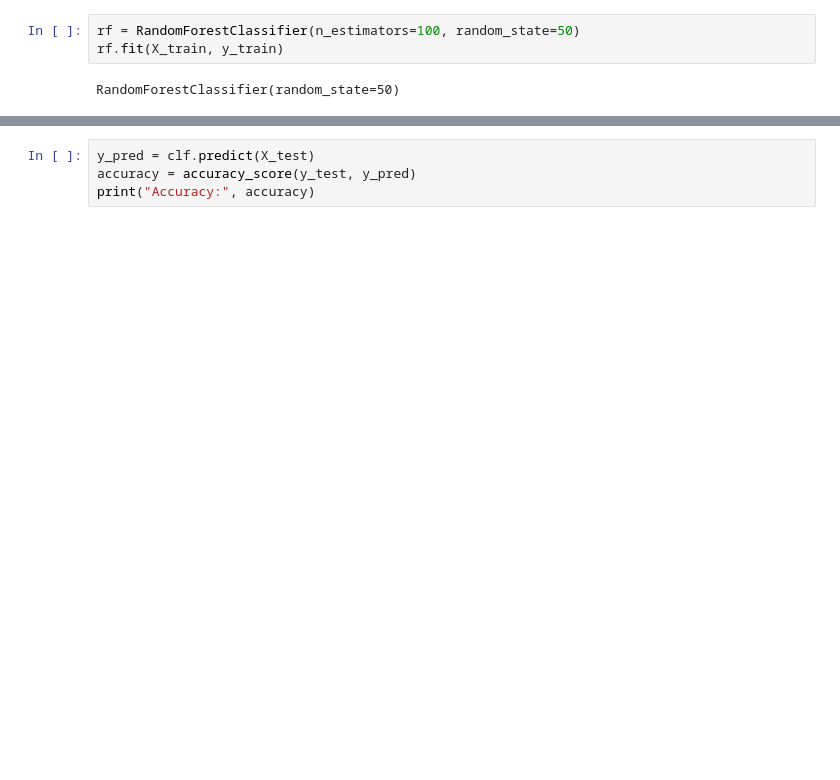
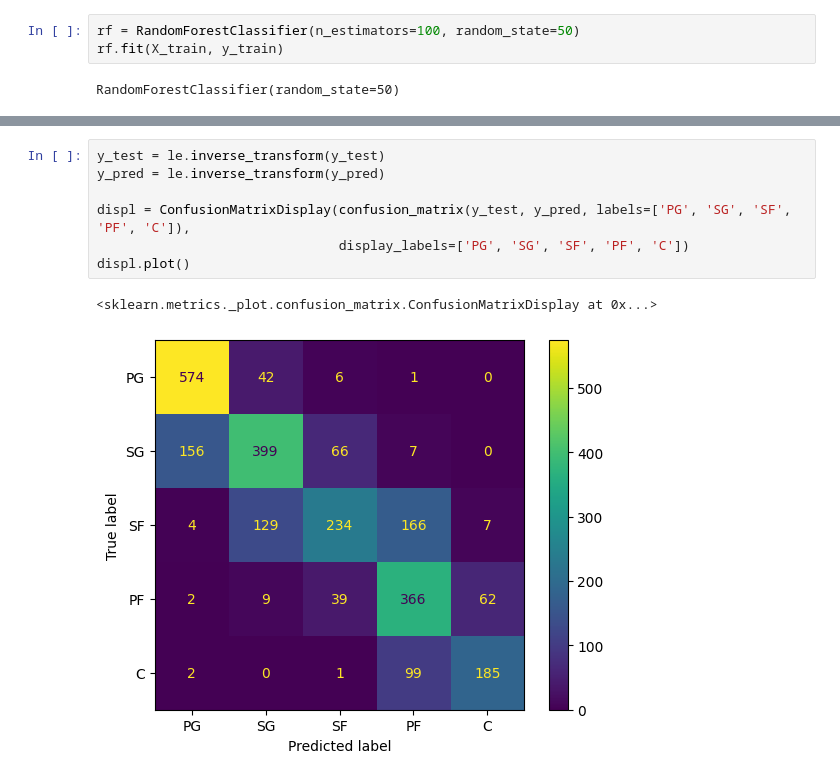
Before and after one commit to shinwookim/NBAPositionify, a Jupyter notebook: classify_v2.ipynb, the cells around one changed output, grey strips where cells are left out. Saved outputs shown, nothing was run; the diff lists cells and outputs as text; blank space fills up the shorter version.

```diff
--- a/classify_v2.ipynb
+++ b/classify_v2.ipynb
@@ -160,4 +177,10 @@ InvocationException: GraphViz's executables not found
 # %%
-y_pred = clf.predict(X_test)
-accuracy = accuracy_score(y_test, y_pred)
-print("Accuracy:", accuracy)
+y_test = le.inverse_transform(y_test)
+y_pred = le.inverse_transform(y_pred)
+
+displ = ConfusionMatrixDisplay(confusion_matrix(y_test, y_pred, labels=['PG', 'SG', 'SF', 'PF', 'C']),
+                               display_labels=['PG', 'SG', 'SF', 'PF', 'C'])
+displ.plot()
+# %% [output]
+<sklearn.metrics._plot.confusion_matrix.ConfusionMatrixDisplay at 0x...>
+[figure, added]
```
Also changed, not shown: parts of 6 cells of this notebook, 2 other files.
